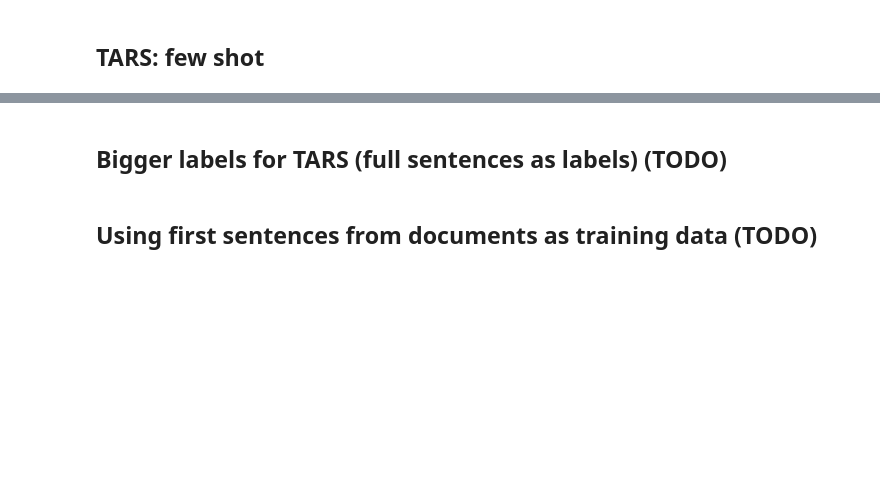
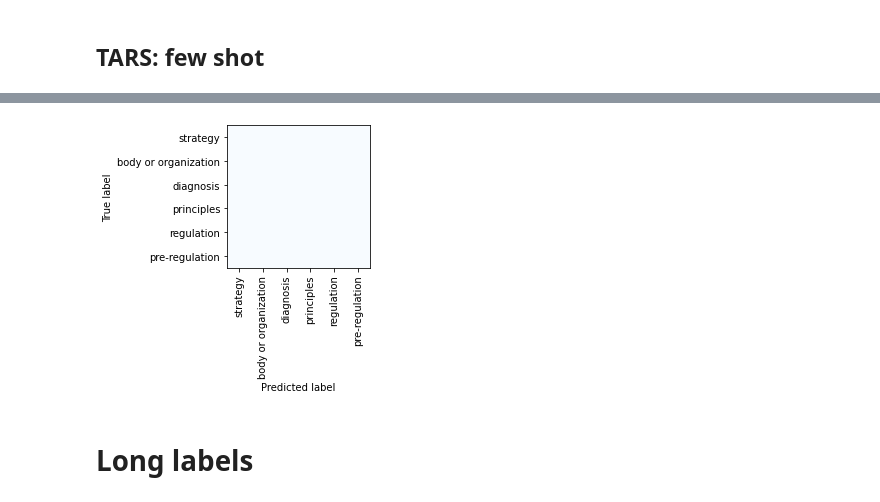
Before and after one commit to Gizzio/TARSPolicyClassification, a Jupyter notebook: notebook.ipynb, the cells around one changed output, grey strips where cells are left out. Drawn from its saved outputs; the diff is of its cells as text; code cells hidden in the pictures; blank space fills up the shorter version.

```diff
--- a/notebook.ipynb
+++ b/notebook.ipynb
@@ -112,0 +251,8 @@ predictions = test_sents.apply(lambda x: x.labels[0].value)
+# %%
+trained_base = train_and_get_model(X_train, y_train, X_test, y_test, "base")
+
+
+test_sents = X_test.apply(Sentence)
+trained_base.predict(list(test_sents))
+pred, scores = get_predictions(test_sents)
+acc = accuracy_score(y_test, pred)
@@ -113,11 +337,11 @@ predictions = test_sents.apply(lambda x: x.labels[0].value)
 # %%
 labels = y_test.unique()
 ConfusionMatrixDisplay(
-    confusion_matrix(y_test, predictions, labels=labels), display_labels=labels
+    confusion_matrix(y_test, pred, labels=labels), display_labels=labels
 ).plot(xticks_rotation="vertical", cmap=plt.cm.Blues, colorbar=False)
 plt.tight_layout()
 plt.savefig('confusion_matrix.pdf')#, dpi=200)
+# %% [output]
+[figure, added]
-# %% [markdown]
-## Bigger labels for TARS (full sentences as labels) (TODO)
-# %% [markdown]
-## Using first sentences from documents as training data (TODO)
+# %% [markdown]
+# Long labels
```
Also changed, not shown: parts of 47 cells of this notebook, 2 other files.
